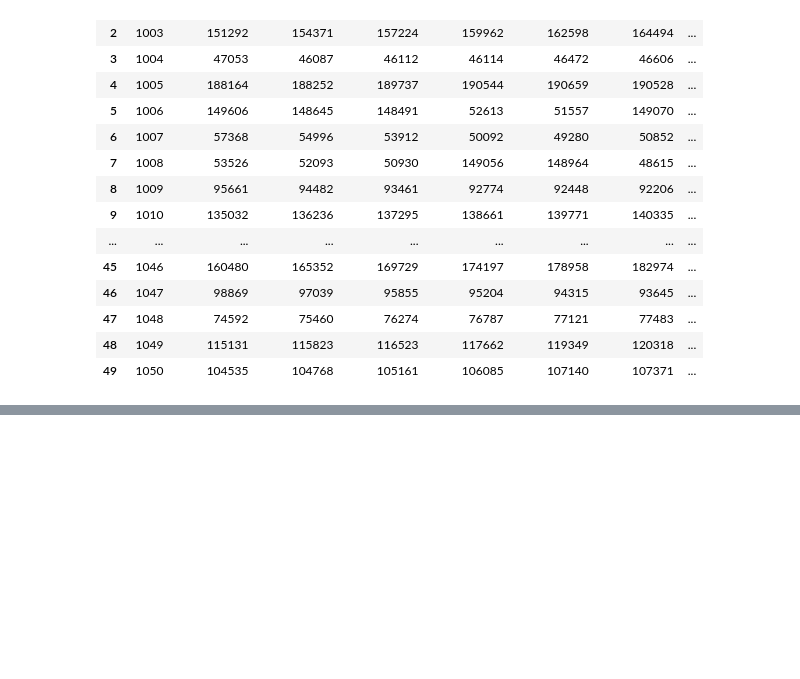
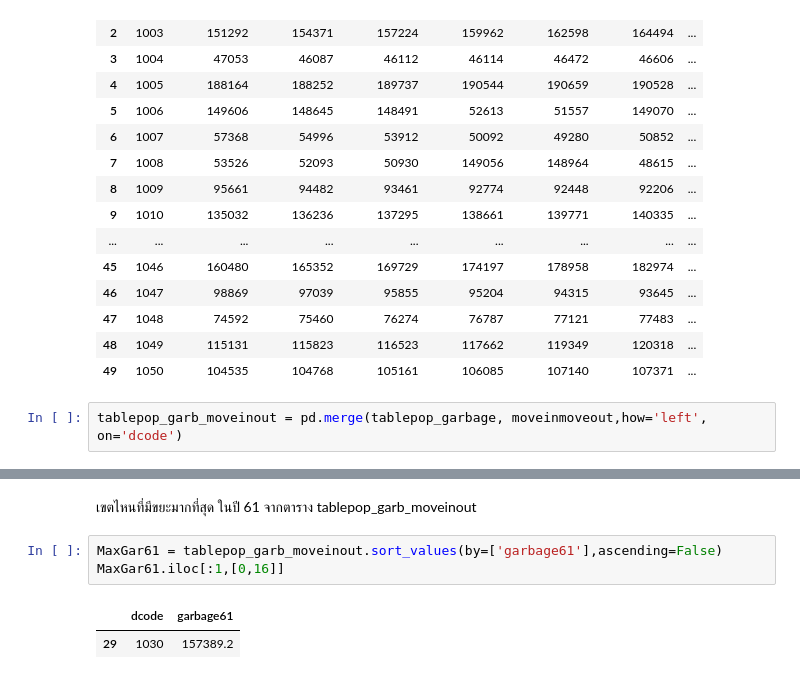
Before and after one commit to Octa-p/DWDM21, a Jupyter notebook: Project_SUKUNA.ipynb, the cells around one changed output, grey strips where cells are left out. Saved outputs shown, nothing was run; the diff lists cells and outputs as text; blank space fills up the shorter version.

```diff
--- a/Project_SUKUNA.ipynb
+++ b/Project_SUKUNA.ipynb
@@ -357,3 +357,5 @@ tablepop_garbage
 | 47 | 1048 | 74592 | 75460 | 76274 | 76787 | 77121 | 77483 | ... |
 | 48 | 1049 | 115131 | 115823 | 116523 | 117662 | 119349 | 120318 | ... |
 | 49 | 1050 | 104535 | 104768 | 105161 | 106085 | 107140 | 107371 | ... |
+# %%
+tablepop_garb_moveinout = pd.merge(tablepop_garbage, moveinmoveout,how='left', on='dcode')
@@ -359,0 +382,8 @@ tablepop_garbage
+# %% [markdown]
+เขตไหนที่มีขยะมากที่สุด ในปี 61 จากตาราง tablepop_garb_moveinout
+# %%
+MaxGar61 = tablepop_garb_moveinout.sort_values(by=['garbage61'],ascending=False)
+MaxGar61.iloc[:1,[0,16]]
+# %% [output]
+|  | dcode | garbage61 |
+| 29 | 1030 | 157389.2 |
```
Also changed, not shown: parts of 8 cells of this notebook.
